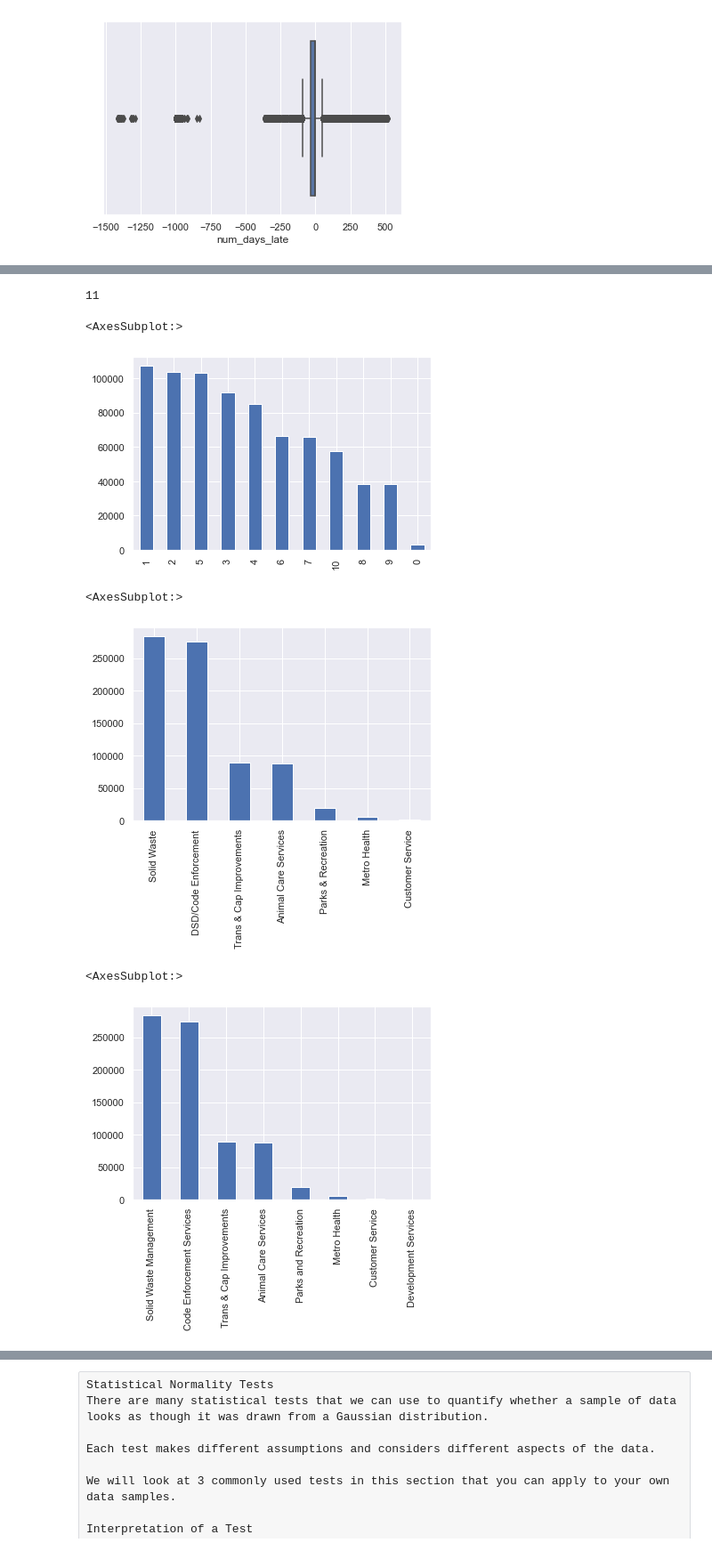
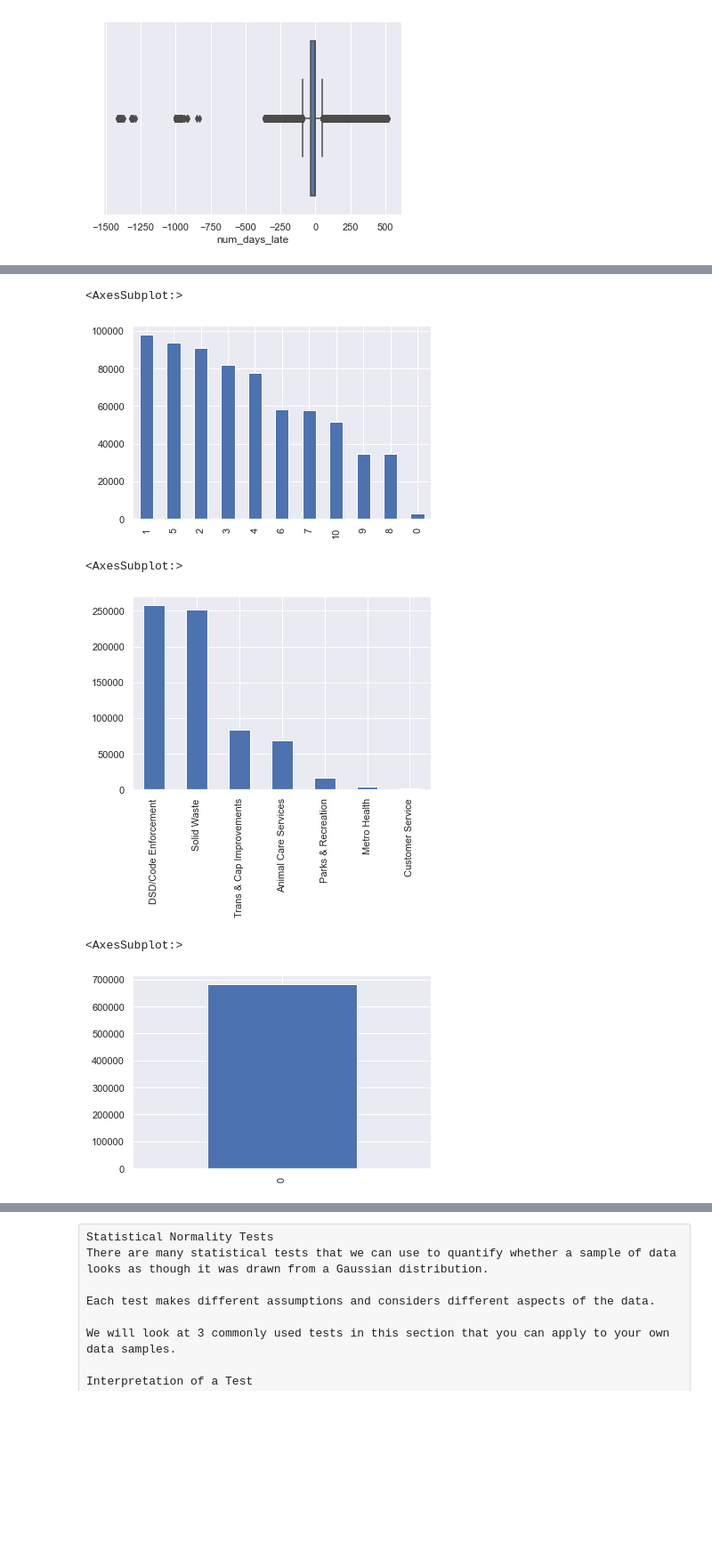
Before and after one commit to raedownen/classification_311, a Jupyter notebook: working_nb.ipynb, the cells around one changed output, grey strips where cells are left out. Shown at 89% size. Saved outputs shown, nothing was run; the diff lists cells and outputs as text; code cells hidden in the pictures; blank space fills up the shorter version.

```diff
--- a/working_nb.ipynb
+++ b/working_nb.ipynb
@@ -740,0 +323,3 @@ dtype: int64
+# %%
+df=df.drop(columns=['source_id', 'case_id', 'SLA_due_date', 'case_closed', 'SLA_days', 'case_status', 'dept_name',
+                    'dept_subject_to_SLA', 'index','source_username'])
@@ -740,0 +328,2 @@ dtype: int64
+# %%
+df['case_late_encoded'] = df.case_late.map({'YES': 1, 'NO':0})
@@ -811,20 +410,16 @@ array(['6', '5', '1', '7', '2', '4', '3', '10', '8', '9', '0'],
-# %%
-df.council_district.nunique()
-# %% [output]
-11
 # %%
 df['council_district'].value_counts().plot(kind='bar')
 # %% [output]
 <AxesSubplot:>
-[figure, old version]
+[figure, new version]
 # %%
 df['standardized_dept_name'].value_counts().plot(kind='bar')
 # %% [output]
 <AxesSubplot:>
-[figure, old version]
+[figure, new version]
 # %%
-df['dept_name'].value_counts().plot(kind='bar')
+df['case_late_encoded'].value_counts().plot(kind='bar')
 # %% [output]
 <AxesSubplot:>
-[figure, old version]
+[figure, new version]
 # %%
```
Also changed, not shown: parts of 106 cells of this notebook.
